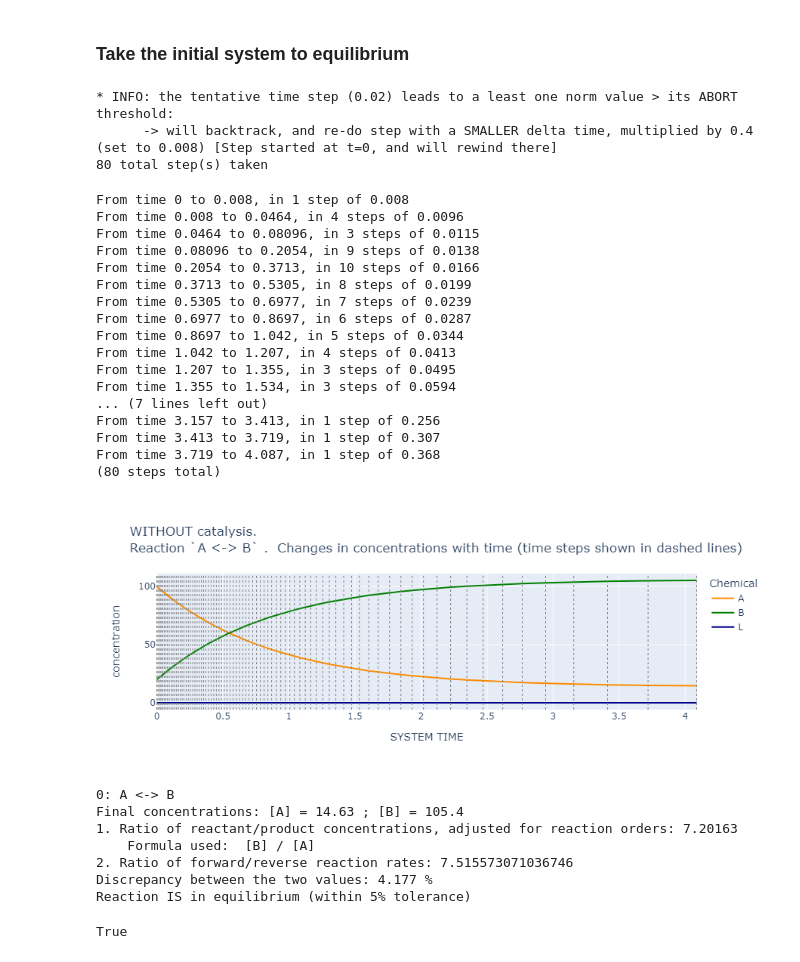
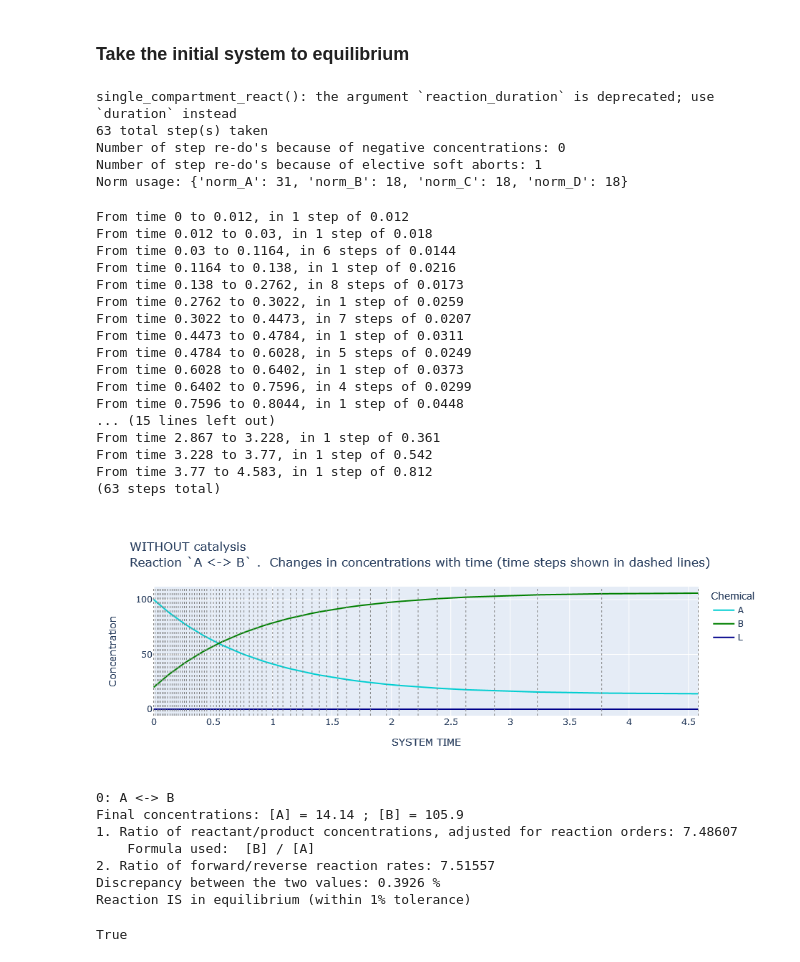
Before and after one commit to BrainAnnex/life123, a Jupyter notebook: experiments/reactions_single_compartment/macromolecules_2.ipynb, the cells around one changed output. Cells and saved outputs as stored; diff of their text form; code cells hidden in the pictures.

```diff
--- a/experiments/reactions_single_compartment/macromolecules_2.ipynb
+++ b/experiments/reactions_single_compartment/macromolecules_2.ipynb
@@ -121,8 +122,8 @@ Set of chemicals involved in the above reactions: {'B', 'A'}
 # %%
 # Set the initial concentrations of all the chemicals, including the macromolecule
 
-dynamics2 = ReactionDynamics(chem_data=chem2)
-dynamics2.set_conc(conc={"A": 100., "B": 20., "L": 0.},
+dynamics2 = UniformCompartment(chem_data=chem2, preset="fast")
+dynamics2.set_conc(conc={"A": 100., "B": 20.},
                   snapshot=True)      # The macromolecule ligand L is absent
 
 dynamics2.set_macromolecules()      # By default, set counts to 1 for all the registered macromolecules
@@ -144,50 +145,51 @@ Set of chemicals involved in reactions: {'B', 'A'}
 dynamics2.set_diagnostics()       # To save diagnostic information about the call to single_compartment_react()
 
 # All of these settings are currently close to the default values... but subject to change; set for repeatability
-dynamics2.set_thresholds(norm="norm_A", low=0.6, high=1.0, abort=1.44)
-dynamics2.set_thresholds(norm="norm_B", low=0.04, high=0.6, abort=1.5)
-dynamics2.set_step_factors(upshift=1.2, downshift=0.7, abort=0.4)
-dynamics2.set_error_step_factor(0.3)
+#dynamics2.set_thresholds(norm="norm_A", low=0.6, high=1.0, abort=1.44)
+#dynamics2.set_thresholds(norm="norm_B", low=0.04, high=0.6, abort=1.5)
+#dynamics2.set_step_factors(upshift=1.2, downshift=0.7, abort=0.4, error=0.3)
 
 dynamics2.single_compartment_react(initial_step=0.02, reaction_duration=4.0,
-                                  variable_steps=True, explain_variable_steps=False)
+                                  variable_steps=True)
 # %% [output]
-* INFO: the tentative time step (0.02) leads to a least one norm value > its ABORT threshold:
-      -> will backtrack, and re-do step with a SMALLER delta time, multiplied by 0.4 (set to 0.008) [Step started at t=0, and will rewind there]
-80 total step(s) taken
+single_compartment_react(): the argument `reaction_duration` is deprecated; use `duration` instead
+63 total step(s) taken
+Number of step re-do's because of negative concentrations: 0
+Number of step re-do's because of elective soft aborts: 1
+Norm usage: {'norm_A': 31, 'norm_B': 18, 'norm_C': 18, 'norm_D': 18}
 # %%
 dynamics2.explain_time_advance()
 # %% [output]
-From time 0 to 0.008, in 1 step of 0.008
-From time 0.008 to 0.0464, in 4 steps of 0.0096
-From time 0.0464 to 0.08096, in 3 steps of 0.0115
-From time 0.08096 to 0.2054, in 9 steps of 0.0138
-From time 0.2054 to 0.3713, in 10 steps of 0.0166
-From time 0.3713 to 0.5305, in 8 steps of 0.0199
-From time 0.5305 to 0.6977, in 7 steps of 0.0239
-From time 0.6977 to 0.8697, in 6 steps of 0.0287
-From time 0.8697 to 1.042, in 5 steps of 0.0344
-From time 1.042 to 1.207, in 4 steps of 0.0413
-From time 1.207 to 1.355, in 3 steps of 0.0495
-From time 1.355 to 1.534, in 3 steps of 0.0594
-... (7 lines left out)
-From time 3.157 to 3.413, in 1 step of 0.256
-From time 3.413 to 3.719, in 1 step of 0.307
-From time 3.719 to 4.087, in 1 step of 0.368
-(80 steps total)
+From time 0 to 0.012, in 1 step of 0.012
+From time 0.012 to 0.03, in 1 step of 0.018
+From time 0.03 to 0.1164, in 6 steps of 0.0144
+From time 0.1164 to 0.138, in 1 step of 0.0216
+From time 0.138 to 0.2762, in 8 steps of 0.0173
+From time 0.2762 to 0.3022, in 1 step of 0.0259
+From time 0.3022 to 0.4473, in 7 steps of 0.0207
+From time 0.4473 to 0.4784, in 1 step of 0.0311
+From time 0.4784 to 0.6028, in 5 steps of 0.0249
+From time 0.6028 to 0.6402, in 1 step of 0.0373
+From time 0.6402 to 0.7596, in 4 steps of 0.0299
+From time 0.7596 to 0.8044, in 1 step of 0.0448
+... (15 lines left out)
+From time 2.867 to 3.228, in 1 step of 0.361
+From time 3.228 to 3.77, in 1 step of 0.542
+From time 3.77 to 4.583, in 1 step of 0.812
+(63 steps total)
 # %%
-dynamics2.plot_history(colors=['darkorange', 'green', 'darkblue'], show_intervals=True, title_prefix="WITHOUT catalysis")
+dynamics2.plot_history(colors=['darkturquoise', 'green', 'darkblue'], show_intervals=True, title_prefix="WITHOUT catalysis")
 # %% [output]
-[figure, old version]
+[figure, new version]
 # %%
 # Verify that the reaction has reached equilibrium
-dynamics2.is_in_equilibrium(tolerance=5)
+dynamics2.is_in_equilibrium()
 # %% [output]
 0: A <-> B
-Final concentrations: [A] = 14.63 ; [B] = 105.4
-1. Ratio of reactant/product concentrations, adjusted for reaction orders: 7.20163
+Final concentrations: [A] = 14.14 ; [B] = 105.9
+1. Ratio of reactant/product concentrations, adjusted for reaction orders: 7.48607
     Formula used:  [B] / [A]
-2. Ratio of forward/reverse reaction rates: 7.515573071036746
-Discrepancy between the two values: 4.177 %
-Reaction IS in equilibrium (within 5% tolerance)
+2. Ratio of forward/reverse reaction rates: 7.51557
+Discrepancy between the two values: 0.3926 %
+Reaction IS in equilibrium (within 1% tolerance)
 True
```
Also changed, not shown: parts of 5 cells of this notebook, 29 other files.
